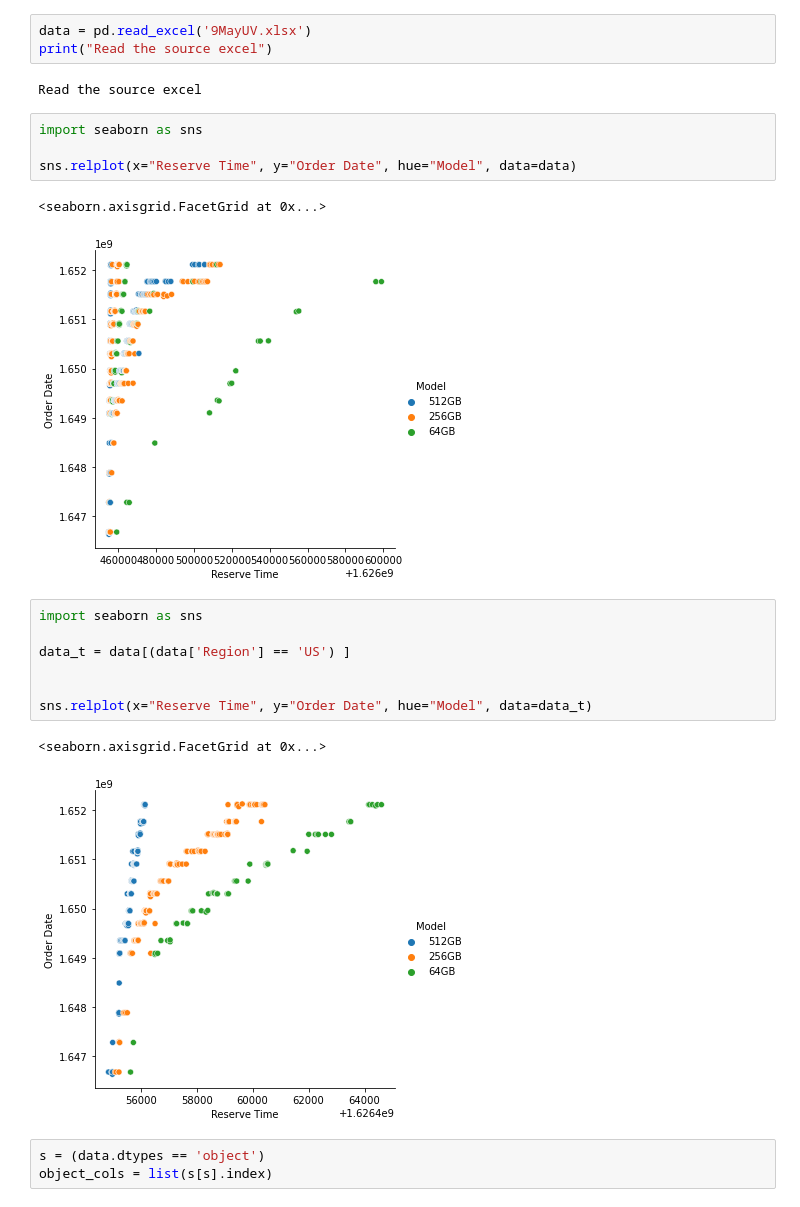
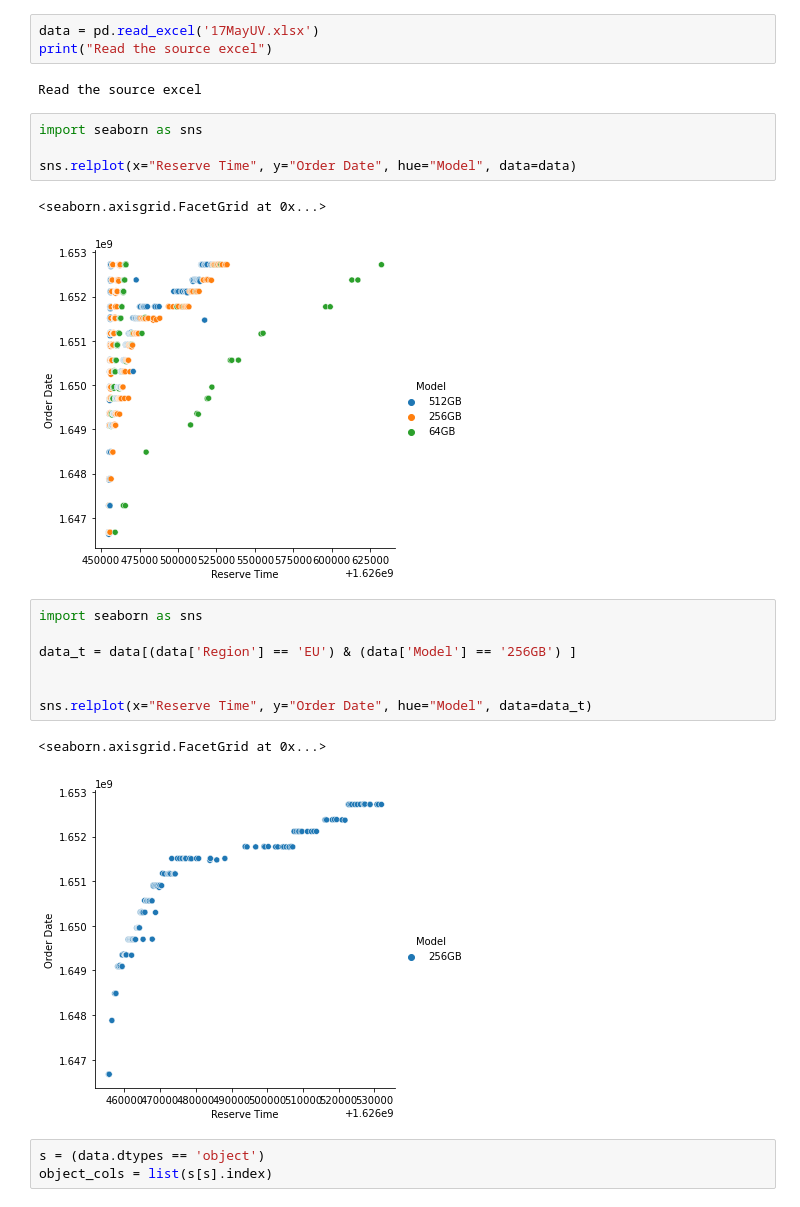
Before and after one commit to andrewolobo/deck_guestimation, a Jupyter notebook: Univariate Linear Regression.ipynb, the cells around one changed output. Saved outputs shown, nothing was run; the diff lists cells and outputs as text.

Commit message:
Added latest excel

```diff
--- a/Univariate Linear Regression.ipynb
+++ b/Univariate Linear Regression.ipynb
@@ -3,7 +3,7 @@ import numpy as np
 import pandas as pd
 from sklearn.linear_model import LinearRegression
 # %%
-data = pd.read_excel('9MayUV.xlsx')
+data = pd.read_excel('17MayUV.xlsx')
 print("Read the source excel")
 # %% [output]
 Read the source excel
@@ -13,17 +13,17 @@ import seaborn as sns
 sns.relplot(x="Reserve Time", y="Order Date", hue="Model", data=data)
 # %% [output]
 <seaborn.axisgrid.FacetGrid at 0x...>
-[figure, old version]
+[figure, new version]
 # %%
 import seaborn as sns
 
-data_t = data[(data['Region'] == 'US') ]
+data_t = data[(data['Region'] == 'EU') & (data['Model'] == '256GB') ]
 
 
 sns.relplot(x="Reserve Time", y="Order Date", hue="Model", data=data_t)
 # %% [output]
 <seaborn.axisgrid.FacetGrid at 0x...>
-[figure, old version]
+[figure, new version]
 # %%
 s = (data.dtypes == 'object')
 object_cols = list(s[s].index)
```
Also changed, not shown: parts of 5 cells of this notebook, 4 other files.
